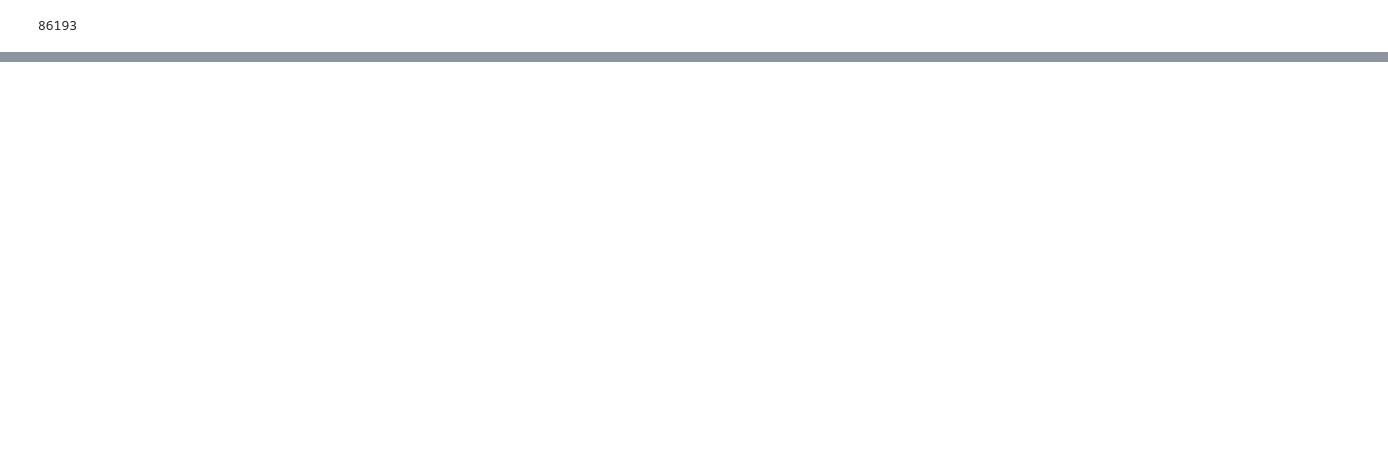
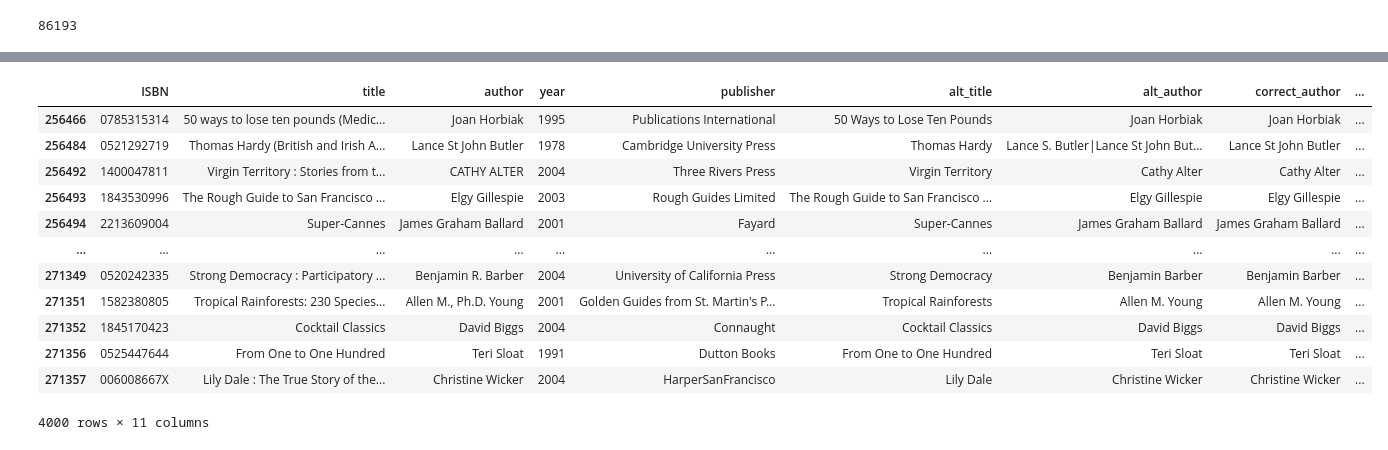
Before and after one commit to SavvinaDaniil/EnrichBookCrossing, a Jupyter notebook: test.ipynb, the cells around one changed output, grey strips where cells are left out. Drawn from its saved outputs; the diff is of its cells as text; code cells hidden in the pictures; blank space fills up the shorter version.

```diff
--- a/test.ipynb
+++ b/test.ipynb
@@ -35,0 +36,16 @@ books[books.viaf_id!=""].tail()
+# %%
+books[books.correct_author!=""].drop_duplicates("correct_author").tail(4000)
+# %% [output]
+|  | ISBN | title | author | year | publisher | alt_title | alt_author | correct_author | ... |
+| 256466 | 0785315314 | 50 ways to lose ten pounds (Medic... | Joan Horbiak | 1995 | Publications International | 50 Ways to Lose Ten Pounds | Joan Horbiak | Joan Horbiak | ... |
+| 256484 | 0521292719 | Thomas Hardy (British and Irish A... | Lance St John Butler | 1978 | Cambridge University Press | Thomas Hardy | Lance S. Butler|Lance St John But... | Lance St John Butler | ... |
+| 256492 | 1400047811 | Virgin Territory : Stories from t... | CATHY ALTER | 2004 | Three Rivers Press | Virgin Territory | Cathy Alter | Cathy Alter | ... |
+| 256493 | 1843530996 | The Rough Guide to San Francisco ... | Elgy Gillespie | 2003 | Rough Guides Limited | The Rough Guide to San Francisco ... | Elgy Gillespie | Elgy Gillespie | ... |
+| 256494 | 2213609004 | Super-Cannes | James Graham Ballard | 2001 | Fayard | Super-Cannes | James Graham Ballard | James Graham Ballard | ... |
+| ... | ... | ... | ... | ... | ... | ... | ... | ... | ... |
+| 271349 | 0520242335 | Strong Democracy : Participatory ... | Benjamin R. Barber | 2004 | University of California Press | Strong Democracy | Benjamin Barber | Benjamin Barber | ... |
+| 271351 | 1582380805 | Tropical Rainforests: 230 Species... | Allen M., Ph.D. Young | 2001 | Golden Guides from St. Martin's P... | Tropical Rainforests | Allen M. Young | Allen M. Young | ... |
+| 271352 | 1845170423 | Cocktail Classics | David Biggs | 2004 | Connaught | Cocktail Classics | David Biggs | David Biggs | ... |
+| 271356 | 0525447644 | From One to One Hundred | Teri Sloat | 1991 | Dutton Books | From One to One Hundred | Teri Sloat | Teri Sloat | ... |
+| 271357 | 006008667X | Lily Dale : The True Story of the... | Christine Wicker | 2004 | HarperSanFrancisco | Lily Dale | Christine Wicker | Christine Wicker | ... |
+4000 rows × 11 columns
```
Also changed, not shown: parts of 2 cells of this notebook, 4 other files.
